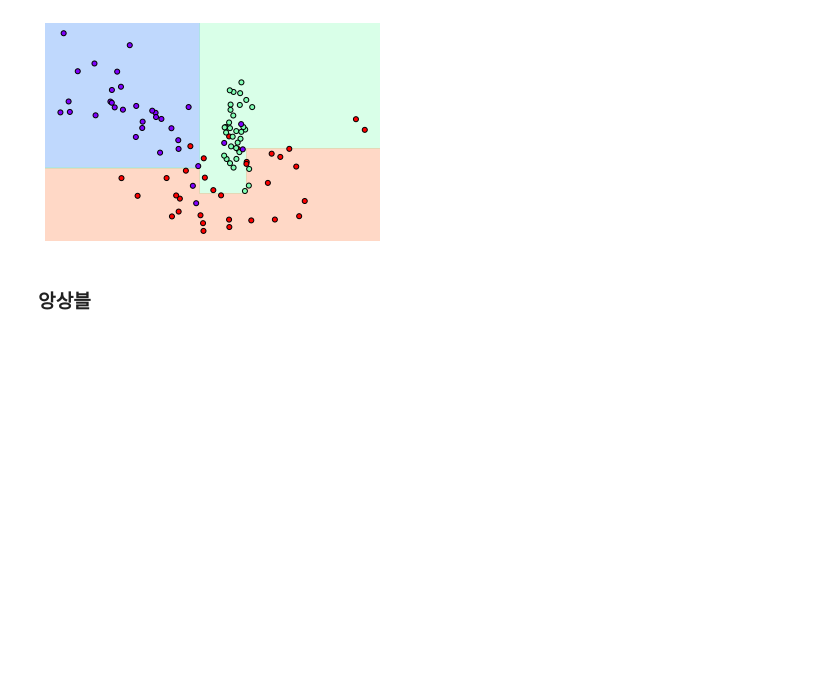
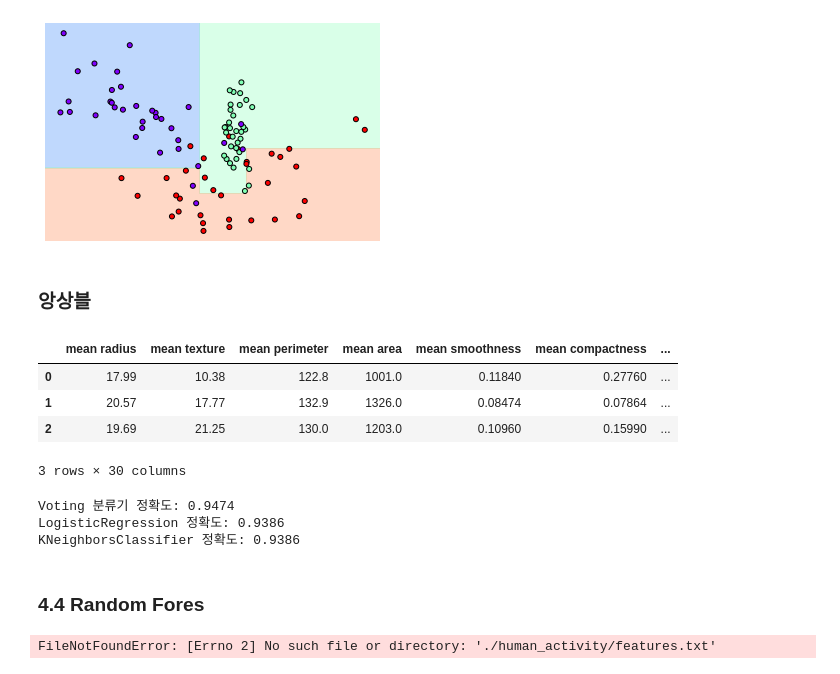
Before and after one commit to leeyerin11/machinelearning_notes, a Jupyter notebook: 파이썬 머신러닝 완벽 가이드/3장_분류.ipynb, the cells around one changed output. Saved outputs shown, nothing was run; the diff lists cells and outputs as text; code cells hidden in the pictures; blank space fills up the shorter version.

```diff
--- a/파이썬 머신러닝 완벽 가이드/3장_분류.ipynb
+++ b/파이썬 머신러닝 완벽 가이드/3장_분류.ipynb
@@ -141,3 +141,78 @@ visualize_boundary(dt_clf, X_features, y_labels)
 [figure]
 # %% [markdown]
 ### 앙상블
+# %%
+import pandas as pd
+
+from sklearn.ensemble import VotingClassifier
+from sklearn.linear_model import LogisticRegression
+from sklearn.neighbors import KNeighborsClassifier
+from sklearn.datasets import load_breast_cancer
+from sklearn.model_selection import train_test_split
+from sklearn.metrics import accuracy_score
+
+cancer = load_breast_cancer()
+
+data_df = pd.DataFrame(cancer.data, columns=cancer.feature_names)
+data_df.head(3)
+# %% [output]
+|  | mean radius | mean texture | mean perimeter | mean area | mean smoothness | mean compactness | ... |
+| 0 | 17.99 | 10.38 | 122.8 | 1001.0 | 0.11840 | 0.27760 | ... |
+| 1 | 20.57 | 17.77 | 132.9 | 1326.0 | 0.08474 | 0.07864 | ... |
+| 2 | 19.69 | 21.25 | 130.0 | 1203.0 | 0.10960 | 0.15990 | ... |
+3 rows × 30 columns
+# %%
+# 개별 모델은 로지스틱 회귀와 KNN 임.
+lr_clf = LogisticRegression()
+knn_clf = KNeighborsClassifier(n_neighbors=8)
+
+# 개별 모델을 소프트 보팅 기반의 앙상블 모델로 구현한 분류기
+vo_clf = VotingClassifier( estimators=[('LR',lr_clf),('KNN',knn_clf)] , voting='soft' )
+
+X_train, X_test, y_train, y_test = train_test_split(cancer.data, cancer.target,
+                                                    test_size=0.2 , random_state= 156)
+
+# VotingClassifier 학습/예측/평가.
+vo_clf.fit(X_train , y_train)
+pred = vo_clf.predict(X_test)
+print('Voting 분류기 정확도: {0:.4f}'.format(accuracy_score(y_test , pred)))
+
+# 개별 모델의 학습/예측/평가.
+classifiers = [lr_clf, knn_clf]
+for classifier in classifiers:
+    classifier.fit(X_train , y_train)
+    pred = classifier.predict(X_test)
+    class_name= classifier.__class__.__name__
+    print('{0} 정확도: {1:.4f}'.format(class_name, accuracy_score(y_test , pred)))
+# %% [output]
+Voting 분류기 정확도: 0.9474
+LogisticRegression 정확도: 0.9386
+KNeighborsClassifier 정확도: 0.9386
+# %% [markdown]
+### 4.4 Random Fores
+# %%
+import pandas as pd
+
+def get_human_dataset( ):
+
+    # 각 데이터 파일들은 공백으로 분리되어 있으므로 read_csv에서 공백 문자를 sep으로 할당.
+    feature_name_df = pd.read_csv('./human_activity/features.txt',sep='\s+',
+                        header=None,names=['column_index','column_name'])
+    # DataFrame에 피처명을 컬럼으로 부여하기 위해 리스트 객체로 다시 변환
+    feature_name = feature_name_df.iloc[:, 1].values.tolist()
+
+    # 학습 피처 데이터 셋과 테스트 피처 데이터을 DataFrame으로 로딩. 컬럼명은 feature_name 적용
+    X_train = pd.read_csv('./human_activity/train/X_train.txt',sep='\s+', names=feature_name)
+    X_test = pd.read_csv('./human_activity/test/X_test.txt',sep='\s+', names=feature_name)
+
+    # 학습 레이블과 테스트 레이블 데이터을 DataFrame으로 로딩하고 컬럼명은 action으로 부여
+    y_train = pd.read_csv('./human_activity/train/y_train.txt',sep='\s+',header=None,names=['action'])
+    y_test = pd.read_csv('./human_activity/test/y_test.txt',sep='\s+',header=None,names=['action'])
+
+    # 로드된 학습/테스트용 DataFrame을 모두 반환
+    return X_train, X_test, y_train, y_test
+
+
+X_train, X_test, y_train, y_test = get_human_dataset()
+# %% [output]
+FileNotFoundError: [Errno 2] No such file or directory: './human_activity/features.txt'
```
Also changed, not shown: parts of 1 cell of this notebook.
